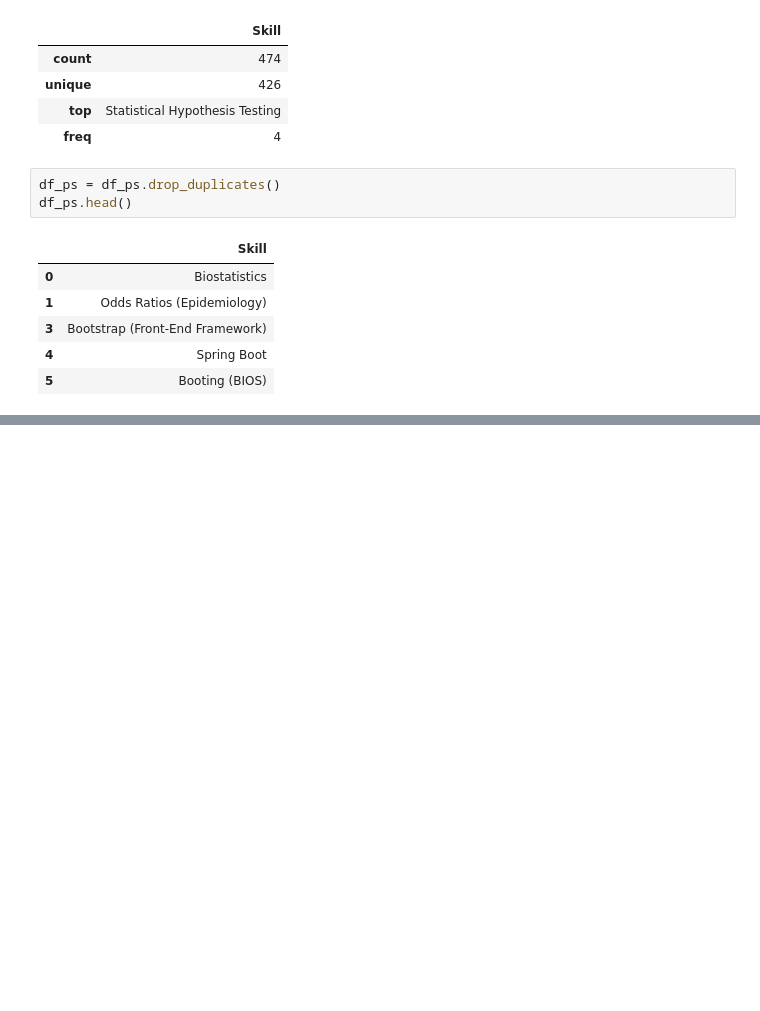
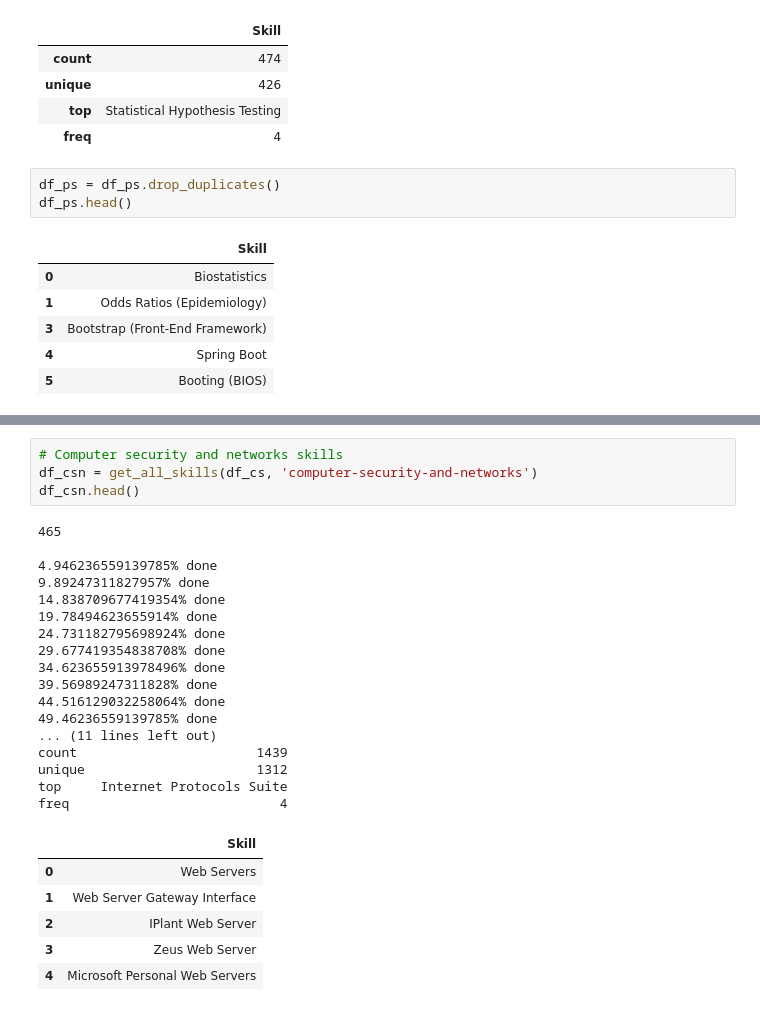
Before and after one commit to binxuankong/skills-ontology-project, a Jupyter notebook: Emsi x Coursera.ipynb, the cells around one changed output, grey strips where cells are left out. Cells and saved outputs as stored; diff of their text form; blank space fills up the shorter version.

```diff
--- a/Emsi x Coursera.ipynb
+++ b/Emsi x Coursera.ipynb
@@ -200,0 +257,28 @@ df_ps.to_csv('skills/probability_and_statistics.csv', index=False)
+# %%
+# Computer security and networks skills
+df_csn = get_all_skills(df_cs, 'computer-security-and-networks')
+df_csn.head()
+# %% [output]
+465
+
+4.946236559139785% done
+9.89247311827957% done
+14.838709677419354% done
+19.78494623655914% done
+24.731182795698924% done
+29.677419354838708% done
+34.623655913978496% done
+39.56989247311828% done
+44.516129032258064% done
+49.46236559139785% done
+... (11 lines left out)
+count                       1439
+unique                      1312
+top     Internet Protocols Suite
+freq                           4
+|  | Skill |
+| 0 | Web Servers |
+| 1 | Web Server Gateway Interface |
+| 2 | IPlant Web Server |
+| 3 | Zeus Web Server |
+| 4 | Microsoft Personal Web Servers |
```
Also changed, not shown: parts of 15 cells of this notebook, 8 other files.
